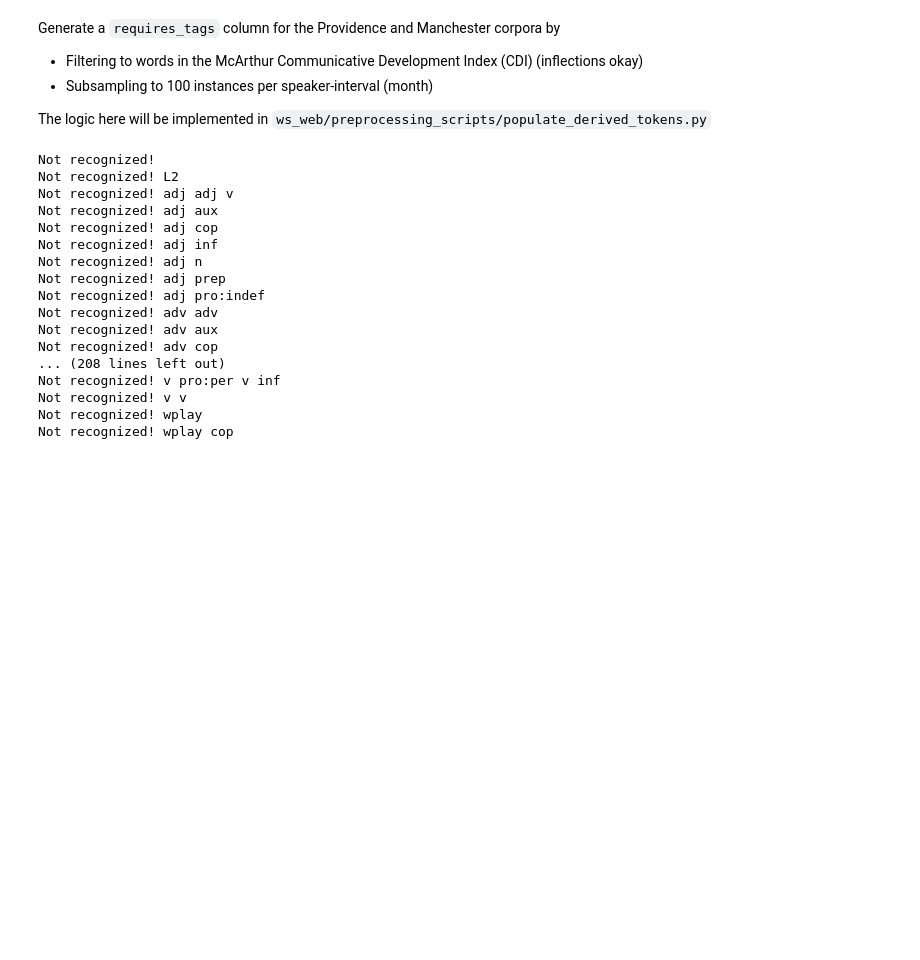
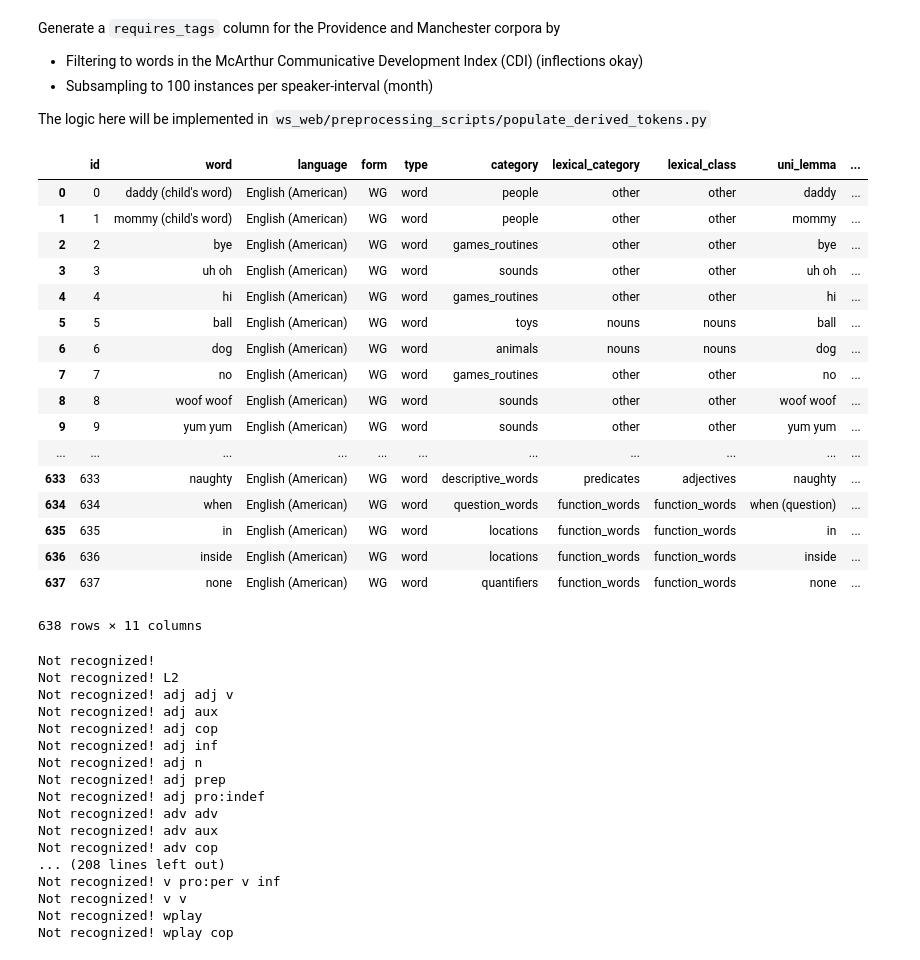
Before and after one commit to PatwinchIR/WordSense, a Jupyter notebook: ws_web/analysis/derived_tokens for Providence & Manchester corpora.ipynb, the cells around one changed output. Saved outputs shown, nothing was run; the diff lists cells and outputs as text; code cells hidden in the pictures; blank space fills up the shorter version.

```diff
--- a/ws_web/analysis/derived_tokens for Providence & Manchester corpora.ipynb
+++ b/ws_web/analysis/derived_tokens for Providence & Manchester corpora.ipynb
@@ -32,7 +30,29 @@ childes_to_wordnet_pos = {"adj": wordnet.ADJ,
     "v": wordnet.VERB,
     "adv": wordnet.ADV}
 
-cdi_items = pd.read_csv('../../data/WSWG_50percentproducing.csv')
+cdi_items = pd.read_csv('WSWG_50percentproducing.csv')
+#cdi_items = pd.read_csv('uk_and_us_cdi.csv')
+# %%
+cdi_items
+# %% [output]
+|  | id | word | language | form | type | category | lexical_category | lexical_class | uni_lemma | ... |
+| 0 | 0 | daddy (child's word) | English (American) | WG | word | people | other | other | daddy | ... |
+| 1 | 1 | mommy (child's word) | English (American) | WG | word | people | other | other | mommy | ... |
+| 2 | 2 | bye | English (American) | WG | word | games_routines | other | other | bye | ... |
+| 3 | 3 | uh oh | English (American) | WG | word | sounds | other | other | uh oh | ... |
+| 4 | 4 | hi | English (American) | WG | word | games_routines | other | other | hi | ... |
+| 5 | 5 | ball | English (American) | WG | word | toys | nouns | nouns | ball | ... |
+| 6 | 6 | dog | English (American) | WG | word | animals | nouns | nouns | dog | ... |
+| 7 | 7 | no | English (American) | WG | word | games_routines | other | other | no | ... |
+| 8 | 8 | woof woof | English (American) | WG | word | sounds | other | other | woof woof | ... |
+| 9 | 9 | yum yum | English (American) | WG | word | sounds | other | other | yum yum | ... |
+| ... | ... | ... | ... | ... | ... | ... | ... | ... | ... | ... |
+| 633 | 633 | naughty | English (American) | WG | word | descriptive_words | predicates | adjectives | naughty | ... |
+| 634 | 634 | when | English (American) | WG | word | question_words | function_words | function_words | when (question) | ... |
+| 635 | 635 | in | English (American) | WG | word | locations | function_words | function_words | in | ... |
+| 636 | 636 | inside | English (American) | WG | word | locations | function_words | function_words | inside | ... |
+| 637 | 637 | none | English (American) | WG | word | quantifiers | function_words | function_words | none | ... |
+638 rows × 11 columns
 # %%
 man_tokens = analysis_helper.getTokensForCorpus('Manchester', cdb_engine)
 # %%
```
Also changed, not shown: parts of 8 cells of this notebook.
